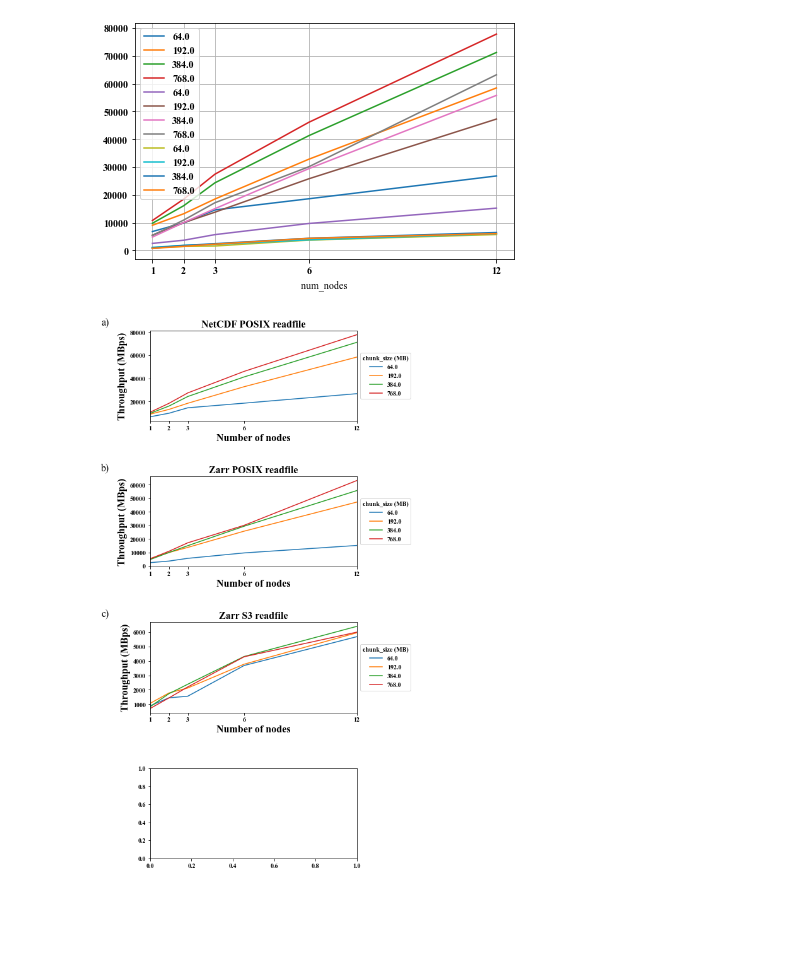
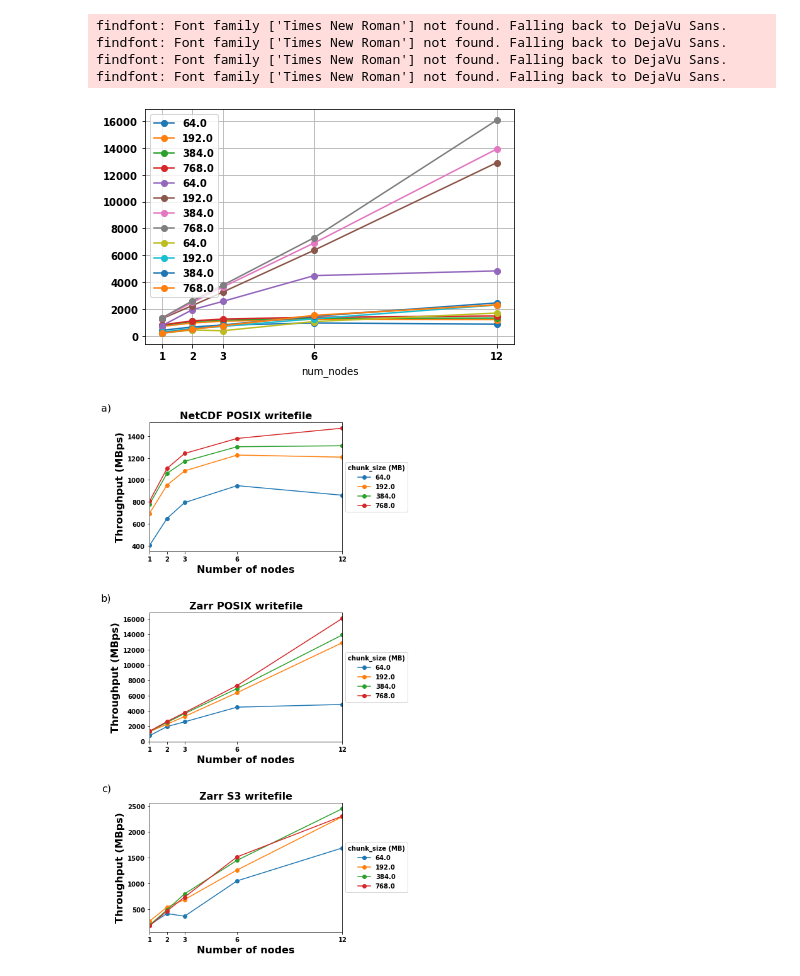
Before and after one commit to pangeo-data/benchmarking, a Jupyter notebook: analysis/weak-analysis.ipynb, the cells around one changed output. Saved outputs shown, nothing was run; the diff lists cells and outputs as text; code cells hidden in the pictures; blank space fills up the shorter version.

```diff
--- a/analysis/weak-analysis.ipynb
+++ b/analysis/weak-analysis.ipynb
@@ -13,7 +19,7 @@ li_fixed=[]
 li_write=[]
 f=[]
 #[f for f in glob.glob("*.txt") if "abc" in f or "123" in f or "a1b" in f]
-fs=[f for f in glob.glob('pange-bench/results/chey*/2020-*/compute_study_2020*.csv') if "08-0" in f or "07-" in f or "08-1" in f]
+fs=[f for f in glob.glob('../results/cheyenne_io/2020-*/compute_study_2020*.csv') if "08-0" in f or "07-" in f or "08-1" in f]
 
 
 for i in fs:
@@ -152,7 +157,7 @@ font = {'family': 'Times New Roman',
         }
 
 fig0, ax0 = plt.subplots()
-fig1, axs = plt.subplots(nrows=4, ncols=1, figsize=(8, 13))
+fig1, axs = plt.subplots(nrows=3, ncols=1, figsize=(8, 13))
 colormap = ['r', 'b', 'green', 'yellow', 'cyan', 'orange','gray', 'purple']
 
 total_nbytes=460.85*1000
@@ -161,36 +166,40 @@ for (name, dd_one), color, ax1, label in zip(dd1.items(), colormap, axs.flat, la
     for ax in [ax0, ax1]:
         temp=dd_one.groupby(['num_nodes','chunk_size (MB)']).mean()
         temp1=dd_one.groupby(['num_nodes','chunk_size (MB)']).agg(['std'])
         #temp2=temp['dataset_size_num']/1e+6/temp['runtime']
 
         temp2=temp['throughput_Mbps']
 
-        temp2.unstack().plot(kind='line',
+        temp2.unstack().plot(kind='line',marker='o',
                    ls="-",  ax=ax,xticks=(1,2,3,6,12))
 
 
 
 
     #ax1.grid()
     ax1.set_ylabel('Runtime (seconds)',fontdict=font)
     ax1.set_ylabel('Throughput (MBps)',fontdict=font)
     ax1.set_xlabel('Number of nodes', fontdict=font)
     ax1.set_title(name, fontdict=font)
     ax1.legend(loc='center left',title='chunk_size (MB)',bbox_to_anchor=(1, 0.5))
     ax1.set_xlim(1, 12)
 
     ax1.text(-0.2, 1.15, label, transform=ax1.transAxes,
          fontsize=16, fontweight='regular', va='top', ha='right')
 
 ax0.grid()
 ax0.legend(loc='upper left')
 
 fig0.tight_layout()
 fig1.tight_layout(pad=3.0)
 plt.savefig('temp.png')
 # %% [output]
+findfont: Font family ['Times New Roman'] not found. Falling back to DejaVu Sans.
+findfont: Font family ['Times New Roman'] not found. Falling back to DejaVu Sans.
+findfont: Font family ['Times New Roman'] not found. Falling back to DejaVu Sans.
+findfont: Font family ['Times New Roman'] not found. Falling back to DejaVu Sans.
-[figure, old version]
+[figure, new version]
-[figure, old version]
+[figure, new version]
 # %%
 dfplot.hvplot.box(y, by=x,groupby=['operation', 'chunking_scheme','chunk_size','io_format', 'filesystem'])
 # %% [output]
```
Also changed, not shown: parts of 9 cells of this notebook, 1 other file.
